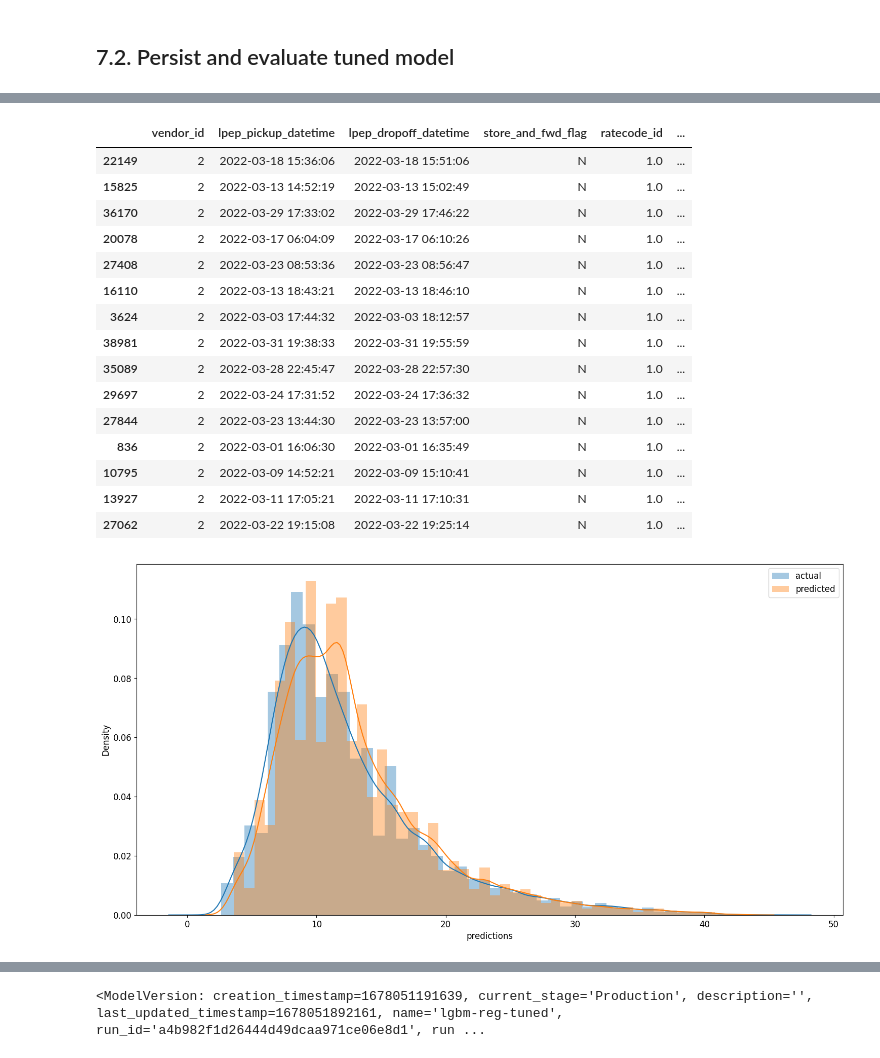
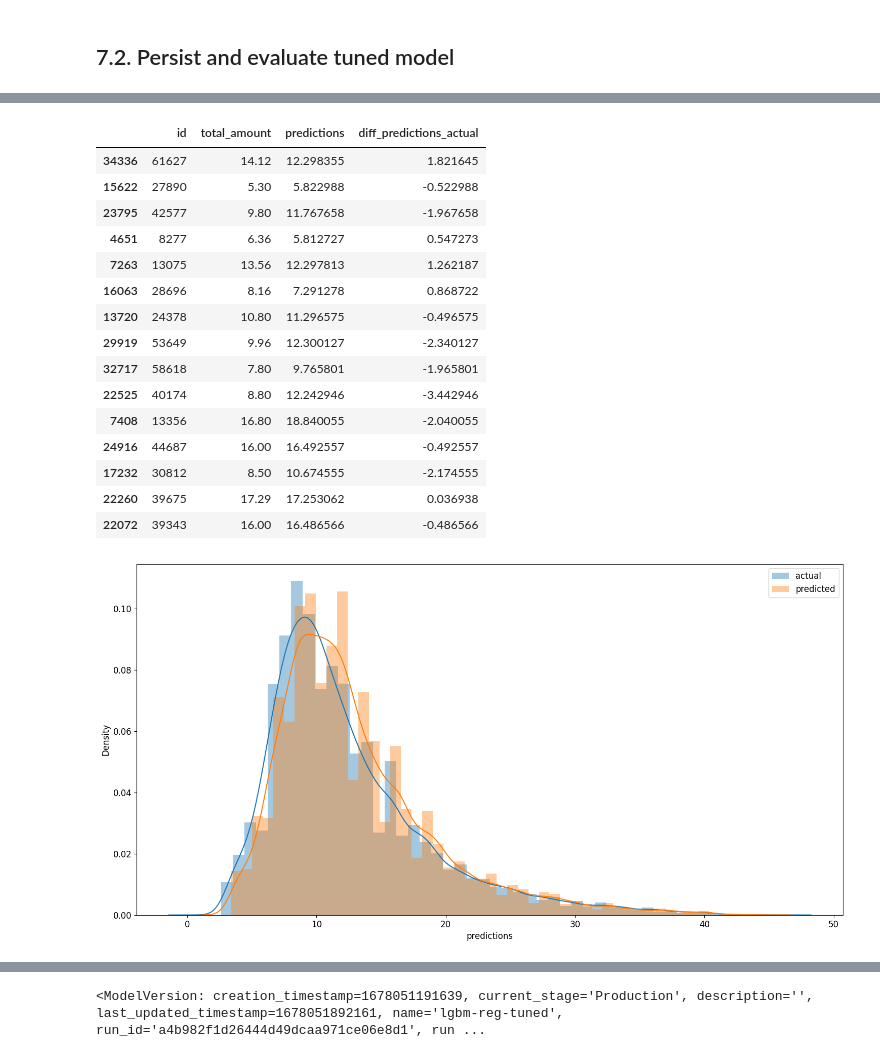
Before and after one commit to cenciati/predict-taxi-fare, a Jupyter notebook: notebooks/experiment-01.ipynb, the cells around one changed output, grey strips where cells are left out. Saved outputs shown, nothing was run; the diff lists cells and outputs as text; code cells hidden in the pictures.

Commit message:
🧪 experiment 01: improve results visualization

```diff
--- a/notebooks/experiment-01.ipynb
+++ b/notebooks/experiment-01.ipynb
@@ -1112,29 +1113,36 @@ Wall time: 481 ms
 # %%
 # Prepare final dataset to further analysis
-joined_test_data: pd.DataFrame = pd.merge( # Dataframe containing only rows with predictions
+df_results: pd.DataFrame = pd.merge( # Dataframe containing only rows with predictions
     left=raw_test_data,
     right=X_test,
     on="id",
     how="inner",
     suffixes=["", "_x"]
 )
-joined_test_data = joined_test_data.loc[:, raw_test_data.columns] # Delete duplicated columns
-joined_test_data["predictions"] = y_hat
-joined_test_data.sample(15)
+df_results = df_results.loc[:, raw_test_data.columns] # Delete duplicated columns
+df_results["predictions"] = y_hat
+df_results["diff_predictions_actual"] = df_results.loc[:, "total_amount"] - df_results.loc[:, "predictions"]
+interest_final_columns: List[str] = [
+    "id",
+    "total_amount",
+    "predictions",
+    "diff_predictions_actual"
+]
+df_results.loc[:, interest_final_columns].sample(15)
 # %% [output]
-|  | vendor_id | lpep_pickup_datetime | lpep_dropoff_datetime | store_and_fwd_flag | ratecode_id | ... |
-| 22149 | 2 | 2022-03-18 15:36:06 | 2022-03-18 15:51:06 | N | 1.0 | ... |
-| 15825 | 2 | 2022-03-13 14:52:19 | 2022-03-13 15:02:49 | N | 1.0 | ... |
-| 36170 | 2 | 2022-03-29 17:33:02 | 2022-03-29 17:46:22 | N | 1.0 | ... |
-| 20078 | 2 | 2022-03-17 06:04:09 | 2022-03-17 06:10:26 | N | 1.0 | ... |
-| 27408 | 2 | 2022-03-23 08:53:36 | 2022-03-23 08:56:47 | N | 1.0 | ... |
-| 16110 | 2 | 2022-03-13 18:43:21 | 2022-03-13 18:46:10 | N | 1.0 | ... |
-| 3624 | 2 | 2022-03-03 17:44:32 | 2022-03-03 18:12:57 | N | 1.0 | ... |
-| 38981 | 2 | 2022-03-31 19:38:33 | 2022-03-31 19:55:59 | N | 1.0 | ... |
-| 35089 | 2 | 2022-03-28 22:45:47 | 2022-03-28 22:57:30 | N | 1.0 | ... |
-| 29697 | 2 | 2022-03-24 17:31:52 | 2022-03-24 17:36:32 | N | 1.0 | ... |
-| 27844 | 2 | 2022-03-23 13:44:30 | 2022-03-23 13:57:00 | N | 1.0 | ... |
-| 836 | 2 | 2022-03-01 16:06:30 | 2022-03-01 16:35:49 | N | 1.0 | ... |
-| 10795 | 2 | 2022-03-09 14:52:21 | 2022-03-09 15:10:41 | N | 1.0 | ... |
-| 13927 | 2 | 2022-03-11 17:05:21 | 2022-03-11 17:10:31 | N | 1.0 | ... |
-| 27062 | 2 | 2022-03-22 19:15:08 | 2022-03-22 19:25:14 | N | 1.0 | ... |
+|  | id | total_amount | predictions | diff_predictions_actual |
+| 34336 | 61627 | 14.12 | 12.298355 | 1.821645 |
+| 15622 | 27890 | 5.30 | 5.822988 | -0.522988 |
+| 23795 | 42577 | 9.80 | 11.767658 | -1.967658 |
+| 4651 | 8277 | 6.36 | 5.812727 | 0.547273 |
+| 7263 | 13075 | 13.56 | 12.297813 | 1.262187 |
+| 16063 | 28696 | 8.16 | 7.291278 | 0.868722 |
+| 13720 | 24378 | 10.80 | 11.296575 | -0.496575 |
+| 29919 | 53649 | 9.96 | 12.300127 | -2.340127 |
+| 32717 | 58618 | 7.80 | 9.765801 | -1.965801 |
+| 22525 | 40174 | 8.80 | 12.242946 | -3.442946 |
+| 7408 | 13356 | 16.80 | 18.840055 | -2.040055 |
+| 24916 | 44687 | 16.00 | 16.492557 | -0.492557 |
+| 17232 | 30812 | 8.50 | 10.674555 | -2.174555 |
+| 22260 | 39675 | 17.29 | 17.253062 | 0.036938 |
+| 22072 | 39343 | 16.00 | 16.486566 | -0.486566 |
@@ -1141,6 +1152,6 @@ joined_test_data.sample(15)
 # %%
-sns.distplot(joined_test_data["total_amount"], label="actual");
-sns.distplot(joined_test_data["predictions"], label="predicted");
+sns.distplot(df_results.loc[:, "total_amount"], label="actual");
+sns.distplot(df_results.loc[:, "predictions"], label="predicted");
 plt.legend();
 # %% [output]
-[figure, old version]
+[figure, new version]
```
Also changed, not shown: parts of 10 cells of this notebook.
